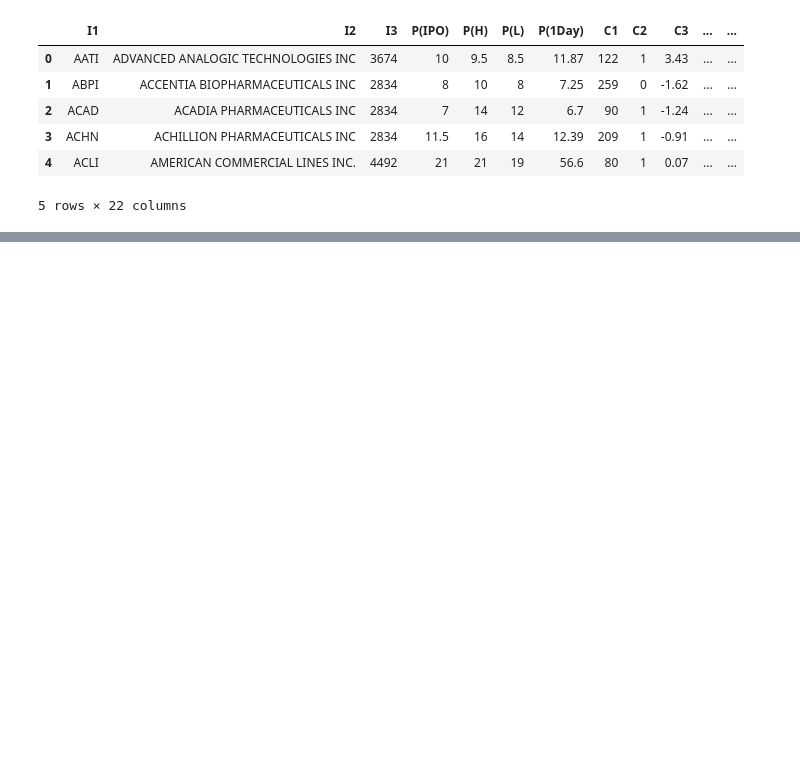
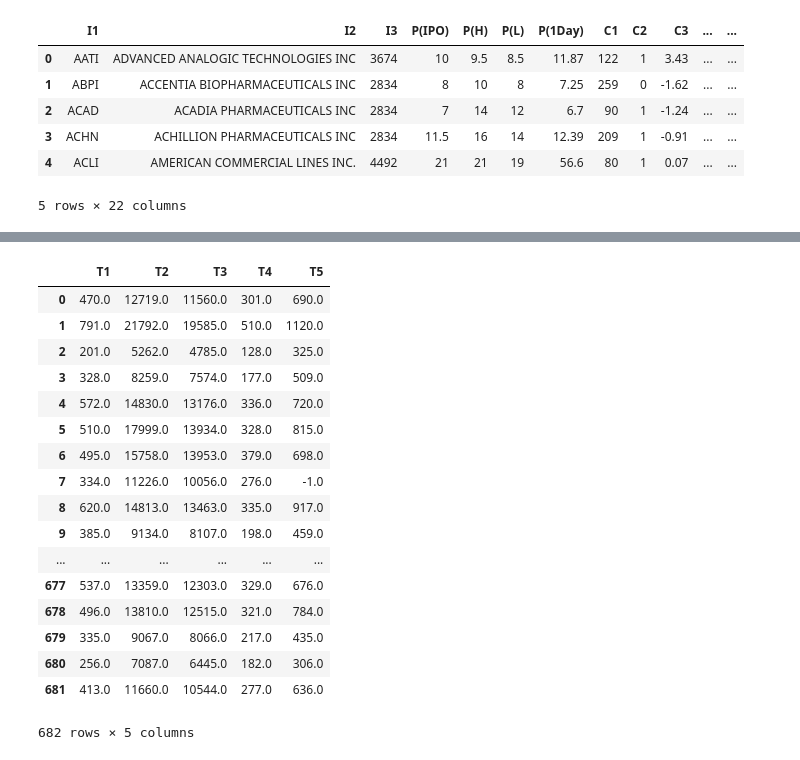
Before and after one commit to BA545-SP2019/2019-competition1-3-musketeers, a Jupyter notebook: Martin.ipynb, the cells around one changed output, grey strips where cells are left out. Saved outputs shown, nothing was run; the diff lists cells and outputs as text; code cells hidden in the pictures; blank space fills up the shorter version.

```diff
--- a/Martin.ipynb
+++ b/Martin.ipynb
@@ -36,0 +90,21 @@ df.head()
+# %%
+df.iloc[:,14:19]
+# %% [output]
+|  | T1 | T2 | T3 | T4 | T5 |
+| 0 | 470.0 | 12719.0 | 11560.0 | 301.0 | 690.0 |
+| 1 | 791.0 | 21792.0 | 19585.0 | 510.0 | 1120.0 |
+| 2 | 201.0 | 5262.0 | 4785.0 | 128.0 | 325.0 |
+| 3 | 328.0 | 8259.0 | 7574.0 | 177.0 | 509.0 |
+| 4 | 572.0 | 14830.0 | 13176.0 | 336.0 | 720.0 |
+| 5 | 510.0 | 17999.0 | 13934.0 | 328.0 | 815.0 |
+| 6 | 495.0 | 15758.0 | 13953.0 | 379.0 | 698.0 |
+| 7 | 334.0 | 11226.0 | 10056.0 | 276.0 | -1.0 |
+| 8 | 620.0 | 14813.0 | 13463.0 | 335.0 | 917.0 |
+| 9 | 385.0 | 9134.0 | 8107.0 | 198.0 | 459.0 |
+| ... | ... | ... | ... | ... | ... |
+| 677 | 537.0 | 13359.0 | 12303.0 | 329.0 | 676.0 |
+| 678 | 496.0 | 13810.0 | 12515.0 | 321.0 | 784.0 |
+| 679 | 335.0 | 9067.0 | 8066.0 | 217.0 | 435.0 |
+| 680 | 256.0 | 7087.0 | 6445.0 | 182.0 | 306.0 |
+| 681 | 413.0 | 11660.0 | 10544.0 | 277.0 | 636.0 |
+682 rows × 5 columns
```
Also changed, not shown: parts of 13 cells of this notebook.
